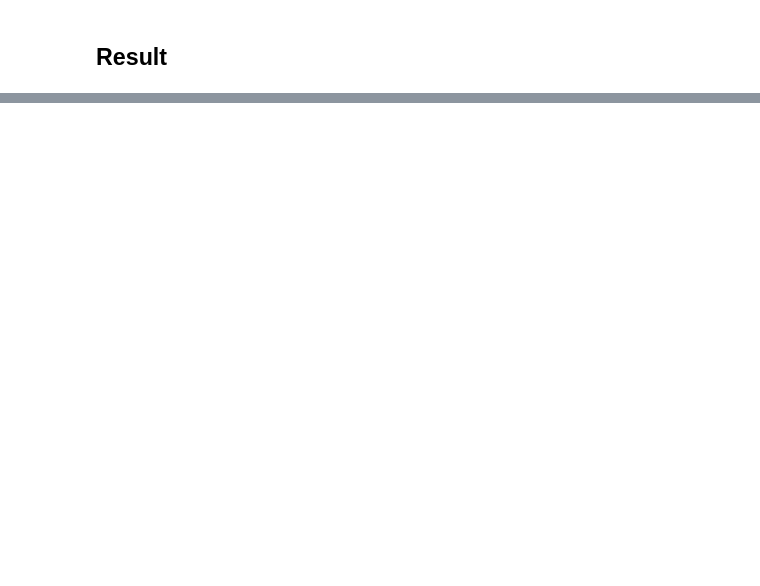
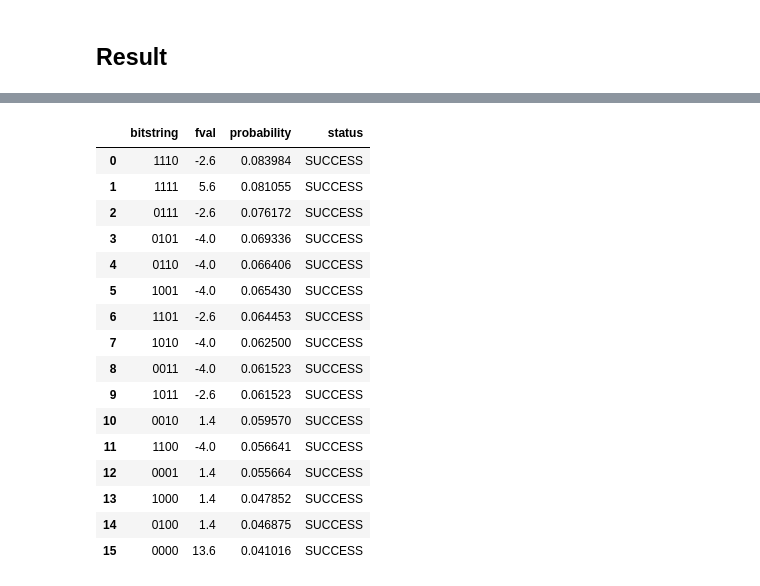
Before and after one commit to mlopezig59/QIF_OptimizationProblem, a Jupyter notebook: mar.ipynb, the cells around one changed output, grey strips where cells are left out. Saved outputs shown, nothing was run; the diff lists cells and outputs as text; code cells hidden in the pictures; blank space fills up the shorter version.

```diff
--- a/mar.ipynb
+++ b/mar.ipynb
@@ -259,0 +247,34 @@ plt.show()
+# %%
+import pandas as pd
+
+# Probabilitats de les solucions trobades per QAOA
+probs_df = pd.DataFrame([
+    {
+        "bitstring": "".join(map(str, sample.x.astype(int))),
+        "fval": sample.fval,
+        "probability": sample.probability,
+        "status": sample.status.name,
+    }
+    for sample in qaoa_result.samples
+])
+
+probs_df = probs_df.sort_values("probability", ascending=False).reset_index(drop=True)
+probs_df
+# %% [output]
+|  | bitstring | fval | probability | status |
+| 0 | 1110 | -2.6 | 0.083984 | SUCCESS |
+| 1 | 1111 | 5.6 | 0.081055 | SUCCESS |
+| 2 | 0111 | -2.6 | 0.076172 | SUCCESS |
+| 3 | 0101 | -4.0 | 0.069336 | SUCCESS |
+| 4 | 0110 | -4.0 | 0.066406 | SUCCESS |
+| 5 | 1001 | -4.0 | 0.065430 | SUCCESS |
+| 6 | 1101 | -2.6 | 0.064453 | SUCCESS |
+| 7 | 1010 | -4.0 | 0.062500 | SUCCESS |
+| 8 | 0011 | -4.0 | 0.061523 | SUCCESS |
+| 9 | 1011 | -2.6 | 0.061523 | SUCCESS |
+| 10 | 0010 | 1.4 | 0.059570 | SUCCESS |
+| 11 | 1100 | -4.0 | 0.056641 | SUCCESS |
+| 12 | 0001 | 1.4 | 0.055664 | SUCCESS |
+| 13 | 1000 | 1.4 | 0.047852 | SUCCESS |
+| 14 | 0100 | 1.4 | 0.046875 | SUCCESS |
+| 15 | 0000 | 13.6 | 0.041016 | SUCCESS |
```
Also changed, not shown: parts of 8 cells of this notebook.
